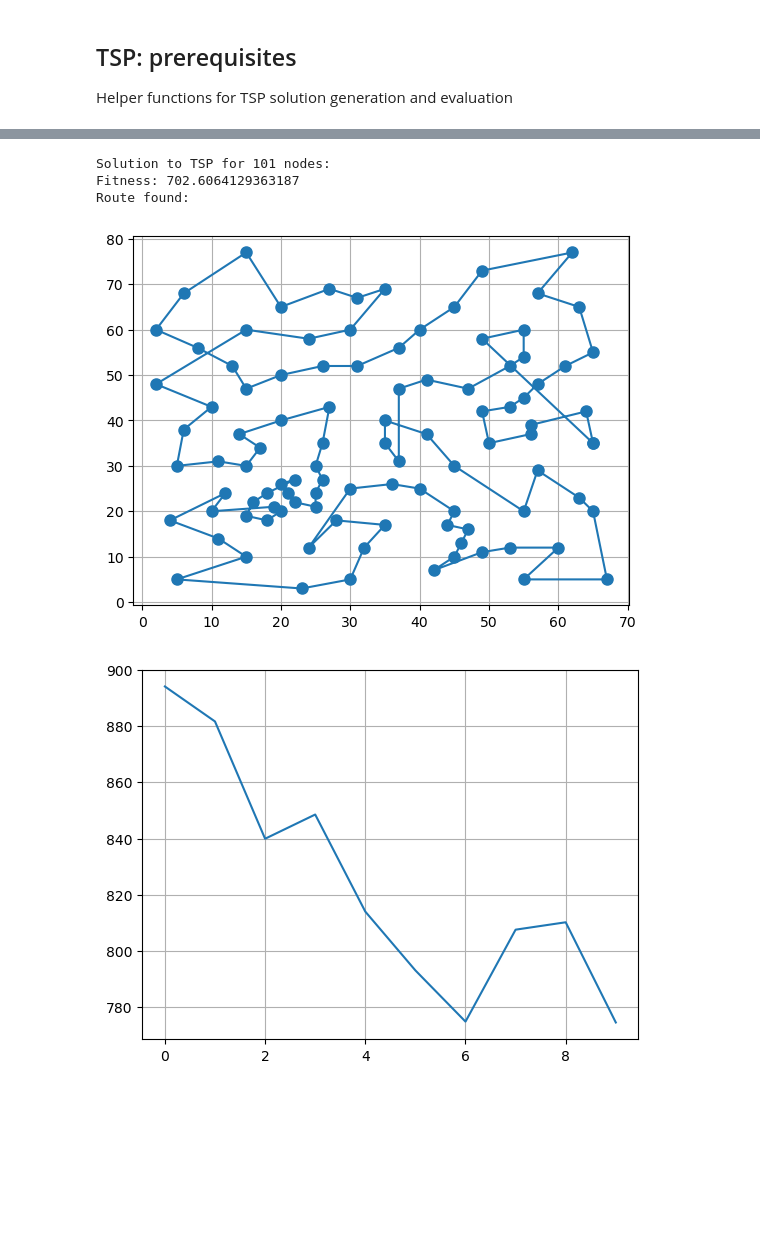
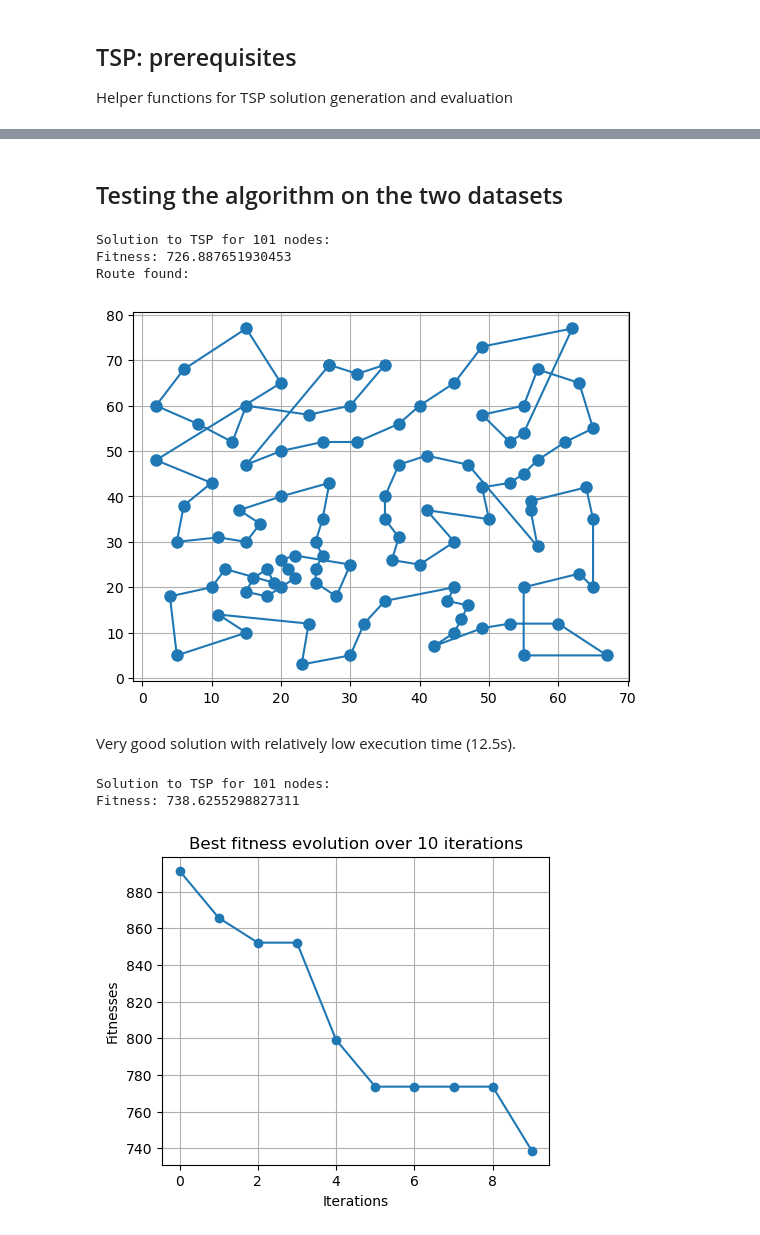
Before and after one commit to Tamarov128/metaheuristics-labs, a Jupyter notebook: lab8/MH-Lab8-A8.ipynb, the cells around one changed output, grey strips where cells are left out. Saved outputs shown, nothing was run; the diff lists cells and outputs as text; code cells hidden in the pictures; blank space fills up the shorter version.

```diff
--- a/lab8/MH-Lab8-A8.ipynb
+++ b/lab8/MH-Lab8-A8.ipynb
@@ -222,18 +297,18 @@ def tsp_ant_system(n, nodes, num_ants=20, max_iterations=100, alpha=1.0, beta=5.
     Implements an ant system algorithm for the travelling salesman problem
     Input:
       - n: int (number of cities)
-      - nodes: dict[int]: tuple[int, int] (coordinates of cities)
+      - nodes: dict: int -> (int, int) (coordinates of cities)
       - num_ants: int (number of ants per iteration)
-      - max_iterations: int
+      - max_iterations: int (number of iterations performed)
       - alpha: float (pheromone influence)
       - beta: float (visibility influence)
       - rho: float (pheromone evaporation rate)
       - Q: float (pheromone deposit constant)
       - initial_pheromone: float (initial pheromone level on edges)
     Output:
-      - tours: list[list[int]]
-      - best_tour: list[int]
-      - best_fitness: float
+      - best_fitnesses: list[max_iterations]: float (list of best_fitness values after each iteration)
+      - best_tour: list[n]: int (solution)
+      - best_fitness: float (fitness of solution)
   '''
   # compute distance and visibility matrices
   distance_matrix = compute_distance_matrix(n, nodes)
@@ -245,6 +320,8 @@ def tsp_ant_system(n, nodes, num_ants=20, max_iterations=100, alpha=1.0, beta=5.
   # initialize best solution
   best_tour = None
   best_fitness = float('inf')
+
+  # initialize best fitnesses list
   best_fitnesses = []
 
   for iteration in range(max_iterations):
@@ -254,7 +331,7 @@ def tsp_ant_system(n, nodes, num_ants=20, max_iterations=100, alpha=1.0, beta=5.
     for _ in range(num_ants):
       # construct current tour and compute fitness
       tour = construct_solution(n, pheromone_matrix, visibility_matrix, alpha, beta)
-      fitness = tsp_fitness(n, nodes, [i + 1 for i in tour])  # +1 for 1-based indexing in nodes
+      fitness = tsp_fitness(n, nodes, [i + 1 for i in tour])  # switch to 1-based indexing
       tours.append(tour)
       fitnesses.append(fitness)
 
@@ -266,14 +343,15 @@ def tsp_ant_system(n, nodes, num_ants=20, max_iterations=100, alpha=1.0, beta=5.
     # update pheromones
     pheromone_matrix = update_pheromones(n, pheromone_matrix, tours, fitnesses, rho, Q)
 
-    # add best fitness to best fitnesses list
-    best_fitnesses.append(min(fitnesses))
-
+    # add current best fitness to best fitnesses list
+    best_fitnesses.append(best_fitness)
 
   # convert best_tour to 1-based indexing (to match original node keys)
   best_tour = [i + 1 for i in best_tour]
 
   return best_fitnesses, best_tour, best_fitness
+# %% [markdown]
+## Testing the algorithm on the two datasets
 # %%
 # Testing ant system algorithm for the small dataset
 
@@ -283,25 +361,36 @@ n, nodes = load_data("C:/Users/Elena/OneDrive - Universitatea Babeş-Bolyai/AI U
 _, solution, fitness = tsp_ant_system(n, nodes, num_ants=20, max_iterations=100)
 
 print(f"Solution to TSP for {n} nodes:")
-print(f"Fitness: {solution}")
+print(f"Fitness: {fitness}")
 
 print("Route found:")
-plot_tsp(nodes, fitness)
+plot_tsp(nodes, solution)
 # %% [output]
 Solution to TSP for 101 nodes:
-Fitness: 702.6064129363187
+Fitness: 726.887651930453
 Route found:
-[figure, old version]
+[figure, new version]
+# %% [markdown]
+Very good solution with relatively low execution time (12.5s).
 # %%
-# Testing solution after 1 iteration and after 10 iterations for 10 ants
+# Vizualizing solution after 1 iteration and after 10 iterations for 10 ants
 
 # n = 101
 n, nodes = load_data("C:/Users/Elena/OneDrive - Universitatea Babeş-Bolyai/AI UBB - Semester 4/Metaheuristics/Labs/lab3/input_files/eil101.tsp")
 
 fitnesses, solution, fitness = tsp_ant_system(n, nodes, num_ants=10, max_iterations=10)
 
-plt.plot(fitnesses)
+print(f"Solution to TSP for {n} nodes:")
+print(f"Fitness: {fitness}")
+
+plt.figure(figsize=(5, 4))
+plt.plot(range(10), fitnesses, marker="o")
+plt.xlabel("Iterations")
+plt.ylabel("Fitnesses")
+plt.title("Best fitness evolution over 10 iterations")
 plt.grid()
 plt.show()
 # %% [output]
+Solution to TSP for 101 nodes:
+Fitness: 738.6255298827311
-[figure, old version]
+[figure, new version]
```
Also changed, not shown: parts of 45 cells of this notebook.
